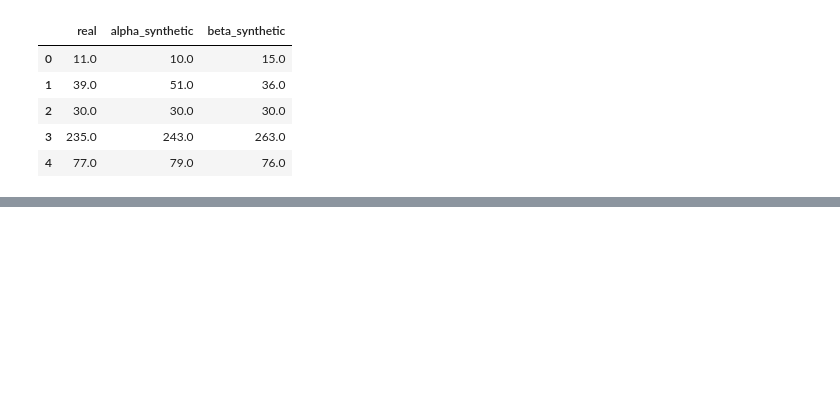
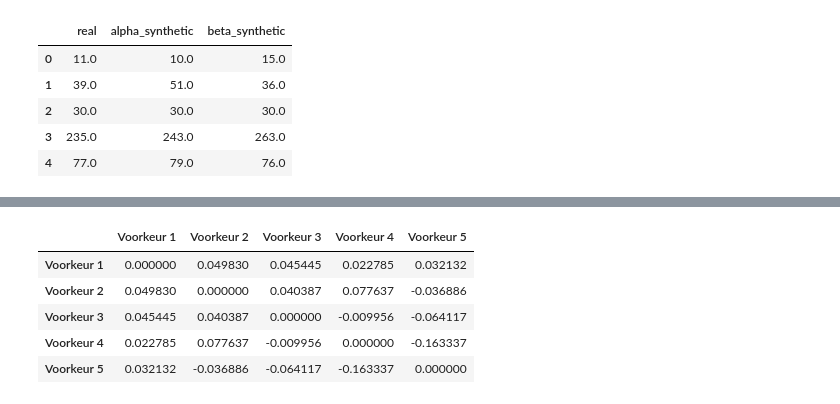
Before and after one commit to aidenta99/thesis, a Jupyter notebook: evaluation.ipynb, the cells around one changed output, grey strips where cells are left out. Drawn from its saved outputs; the diff is of its cells as text; code cells hidden in the pictures; blank space fills up the shorter version.

```diff
--- a/evaluation.ipynb
+++ b/evaluation.ipynb
@@ -121,0 +234,9 @@ fig.show()
+# %%
+real_corr - alpha_synthetic_corr
+# %% [output]
+|  | Voorkeur 1 | Voorkeur 2 | Voorkeur 3 | Voorkeur 4 | Voorkeur 5 |
+| Voorkeur 1 | 0.000000 | 0.049830 | 0.045445 | 0.022785 | 0.032132 |
+| Voorkeur 2 | 0.049830 | 0.000000 | 0.040387 | 0.077637 | -0.036886 |
+| Voorkeur 3 | 0.045445 | 0.040387 | 0.000000 | -0.009956 | -0.064117 |
+| Voorkeur 4 | 0.022785 | 0.077637 | -0.009956 | 0.000000 | -0.163337 |
+| Voorkeur 5 | 0.032132 | -0.036886 | -0.064117 | -0.163337 | 0.000000 |
```
Also changed, not shown: parts of 17 cells of this notebook.
